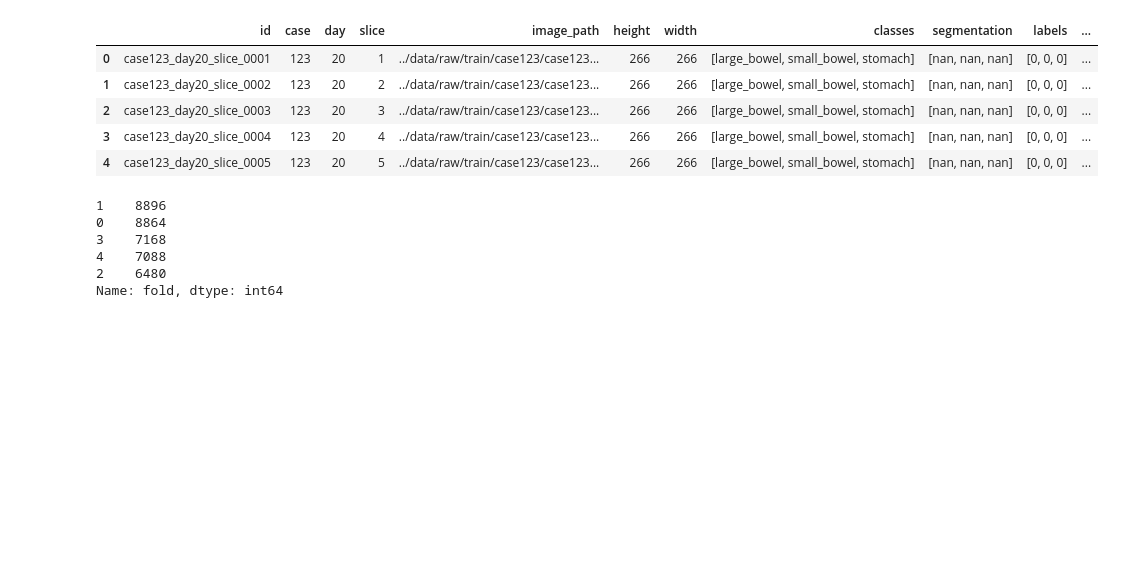
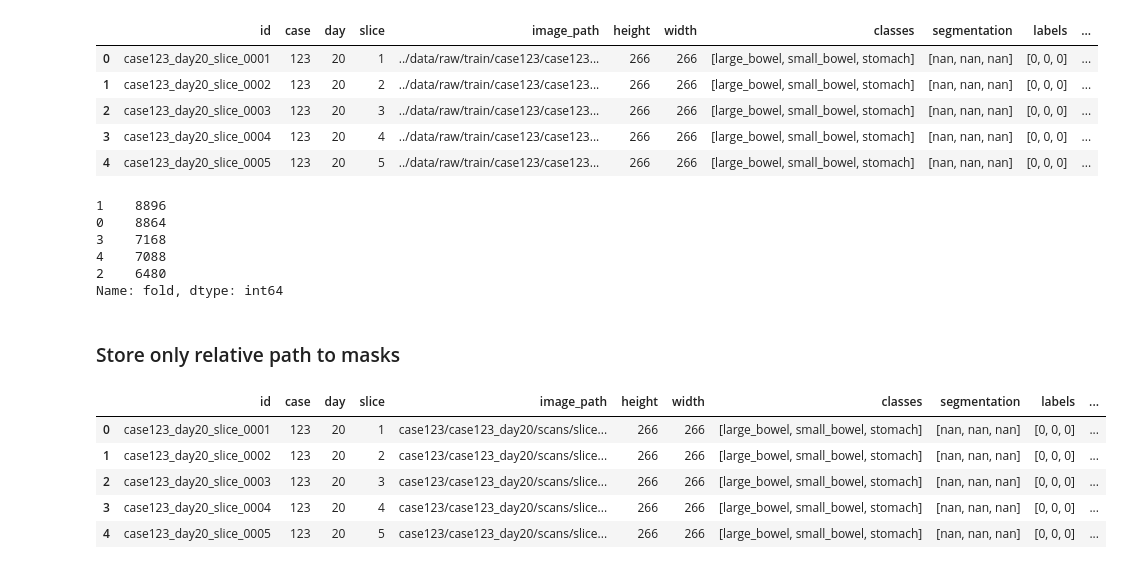
Before and after one commit to azkalot1/UW-Madison-GI-Tract-Image-Segmentation, a Jupyter notebook: notebooks/01-EDA-and-mask-saving.ipynb, the cells around one changed output. Drawn from its saved outputs; the diff is of its cells as text; code cells hidden in the pictures; blank space fills up the shorter version.

```diff
--- a/notebooks/01-EDA-and-mask-saving.ipynb
+++ b/notebooks/01-EDA-and-mask-saving.ipynb
@@ -185,5 +169,18 @@ train_df['fold'].value_counts()
 4    7088
 2    6480
 Name: fold, dtype: int64
+# %% [markdown]
+### Store only relative path to masks
+# %%
+train_df.mask_path = [x.replace('../data/processed/masks/', '') for x in train_df.mask_path.values]
+train_df.image_path = [x.replace('../data/raw/train/', '') for x in train_df.image_path.values]
+train_df.head()
+# %% [output]
+|  | id | case | day | slice | image_path | height | width | classes | segmentation | labels | ... |
+| 0 | case123_day20_slice_0001 | 123 | 20 | 1 | case123/case123_day20/scans/slice... | 266 | 266 | [large_bowel, small_bowel, stomach] | [nan, nan, nan] | [0, 0, 0] | ... |
+| 1 | case123_day20_slice_0002 | 123 | 20 | 2 | case123/case123_day20/scans/slice... | 266 | 266 | [large_bowel, small_bowel, stomach] | [nan, nan, nan] | [0, 0, 0] | ... |
+| 2 | case123_day20_slice_0003 | 123 | 20 | 3 | case123/case123_day20/scans/slice... | 266 | 266 | [large_bowel, small_bowel, stomach] | [nan, nan, nan] | [0, 0, 0] | ... |
+| 3 | case123_day20_slice_0004 | 123 | 20 | 4 | case123/case123_day20/scans/slice... | 266 | 266 | [large_bowel, small_bowel, stomach] | [nan, nan, nan] | [0, 0, 0] | ... |
+| 4 | case123_day20_slice_0005 | 123 | 20 | 5 | case123/case123_day20/scans/slice... | 266 | 266 | [large_bowel, small_bowel, stomach] | [nan, nan, nan] | [0, 0, 0] | ... |
 # %%
 train_df.to_parquet('../data/processed/train_df_agg.parquet')
```
Also changed, not shown: parts of 2 cells of this notebook, 23 other files.
